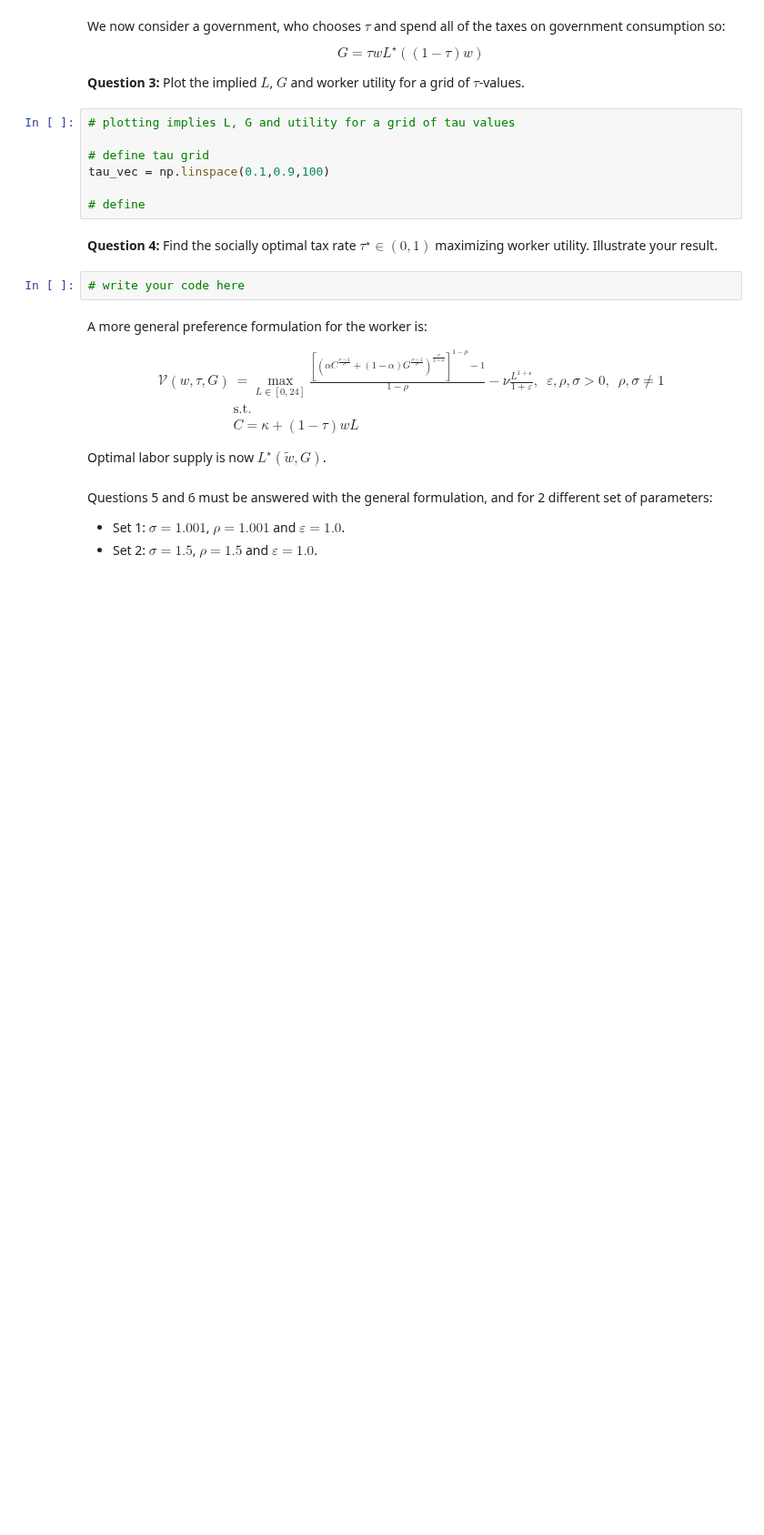
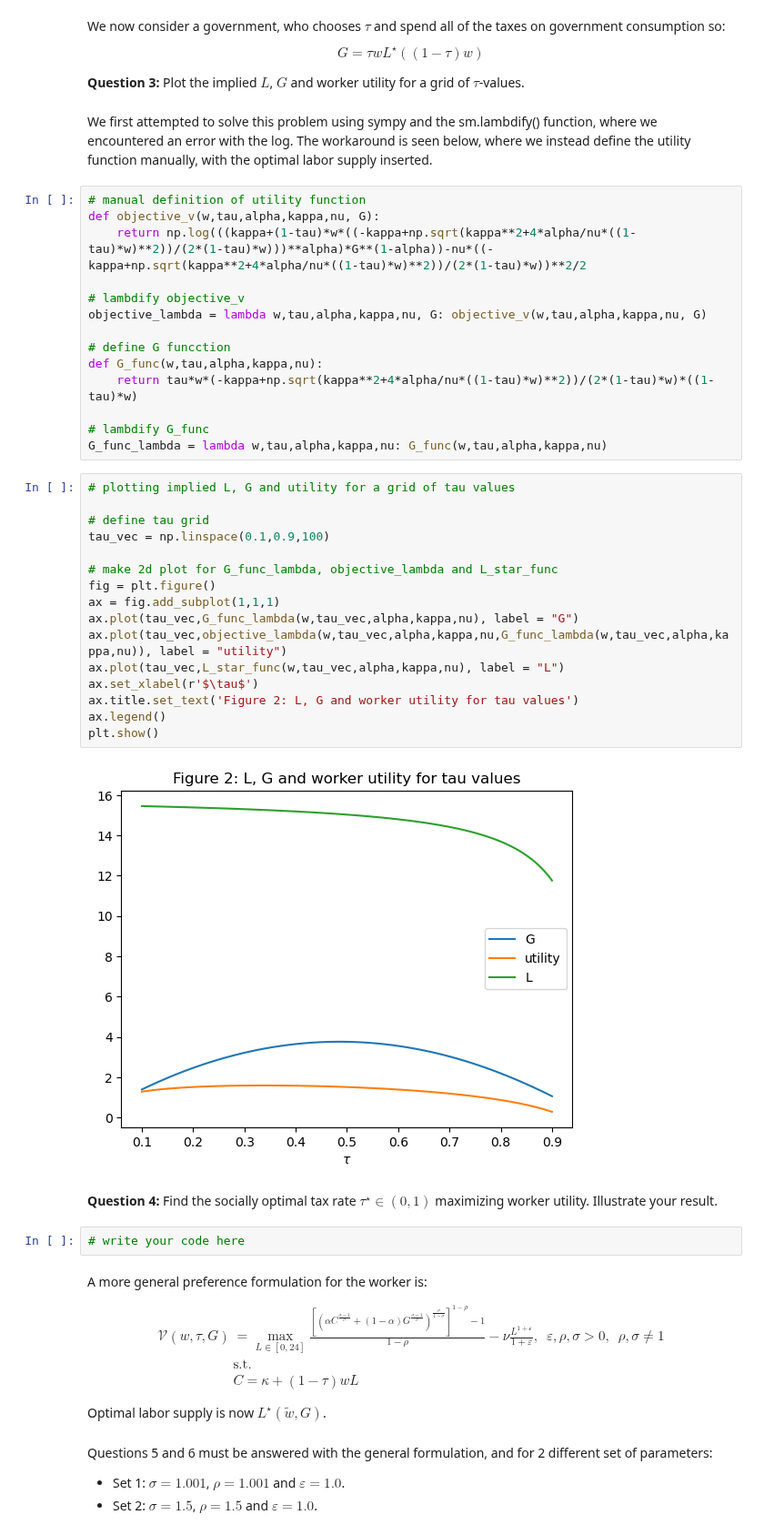
Before and after one commit to NumEconCopenhagen/projects-2023-hold-11, a Jupyter notebook: examproject/Exam-2023-notebook.ipynb, the cells around one changed output. Shown at 91% size. Drawn from its saved outputs; the diff is of its cells as text; blank space fills up the shorter version.

```diff
--- a/examproject/Exam-2023-notebook.ipynb
+++ b/examproject/Exam-2023-notebook.ipynb
@@ -130,13 +132,40 @@ G = \tau w L^{\star}((1-\tau)w)
 $$
 
 **Question 3:** Plot the implied $L$, $G$ and worker utility for a grid of $\tau$-values.
-# %%
-# plotting implies L, G and utility for a grid of tau values
-
-# define tau grid
-tau_vec = np.linspace(0.1,0.9,100)
-
-# define
+# %% [markdown]
+We first attempted to solve this problem using sympy and the sm.lambdify() function, where we encountered an error with the log. The workaround is seen below, where we instead define the utility function manually, with the optimal labor supply inserted.
+# %%
+# manual definition of utility function
+def objective_v(w,tau,alpha,kappa,nu, G):
+    return np.log(((kappa+(1-tau)*w*((-kappa+np.sqrt(kappa**2+4*alpha/nu*((1-tau)*w)**2))/(2*(1-tau)*w)))**alpha)*G**(1-alpha))-nu*((-kappa+np.sqrt(kappa**2+4*alpha/nu*((1-tau)*w)**2))/(2*(1-tau)*w))**2/2
+
+# lambdify objective_v
+objective_lambda = lambda w,tau,alpha,kappa,nu, G: objective_v(w,tau,alpha,kappa,nu, G)
+
+# define G funcction
+def G_func(w,tau,alpha,kappa,nu):
+    return tau*w*(-kappa+np.sqrt(kappa**2+4*alpha/nu*((1-tau)*w)**2))/(2*(1-tau)*w)*((1-tau)*w)
+
+# lambdify G_func
+G_func_lambda = lambda w,tau,alpha,kappa,nu: G_func(w,tau,alpha,kappa,nu)
+# %%
+# plotting implied L, G and utility for a grid of tau values
+
+# define tau grid
+tau_vec = np.linspace(0.1,0.9,100)
+
+# make 2d plot for G_func_lambda, objective_lambda and L_star_func
+fig = plt.figure()
+ax = fig.add_subplot(1,1,1)
+ax.plot(tau_vec,G_func_lambda(w,tau_vec,alpha,kappa,nu), label = "G")
+ax.plot(tau_vec,objective_lambda(w,tau_vec,alpha,kappa,nu,G_func_lambda(w,tau_vec,alpha,kappa,nu)), label = "utility")
+ax.plot(tau_vec,L_star_func(w,tau_vec,alpha,kappa,nu), label = "L")
+ax.set_xlabel(r'$\tau$')
+ax.title.set_text('Figure 2: L, G and worker utility for tau values')
+ax.legend()
+plt.show()
+# %% [output]
+[figure, added]
 # %% [markdown]
 **Question 4:** Find the socially optimal tax rate $\tau^{\star}\in(0,1)$ maximizing worker utility. Illustrate your result.
 # %%
```
Also changed, not shown: parts of 2 cells of this notebook.
